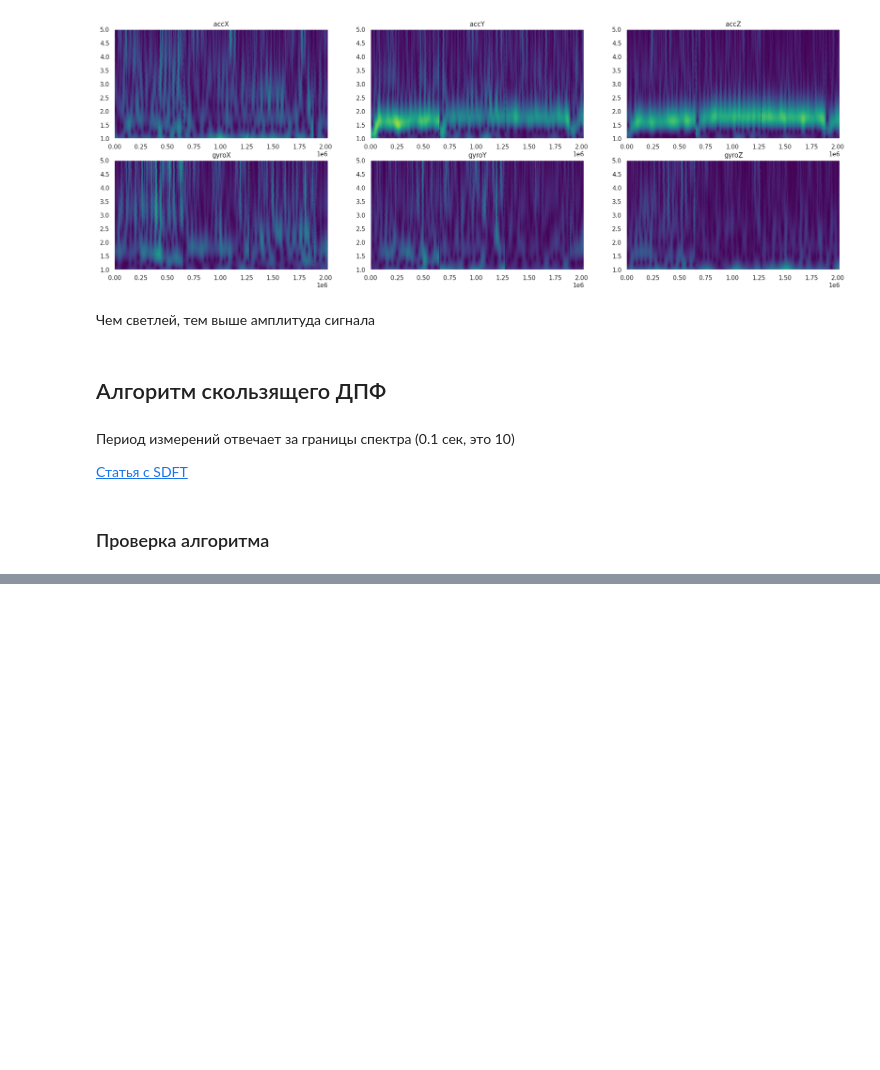
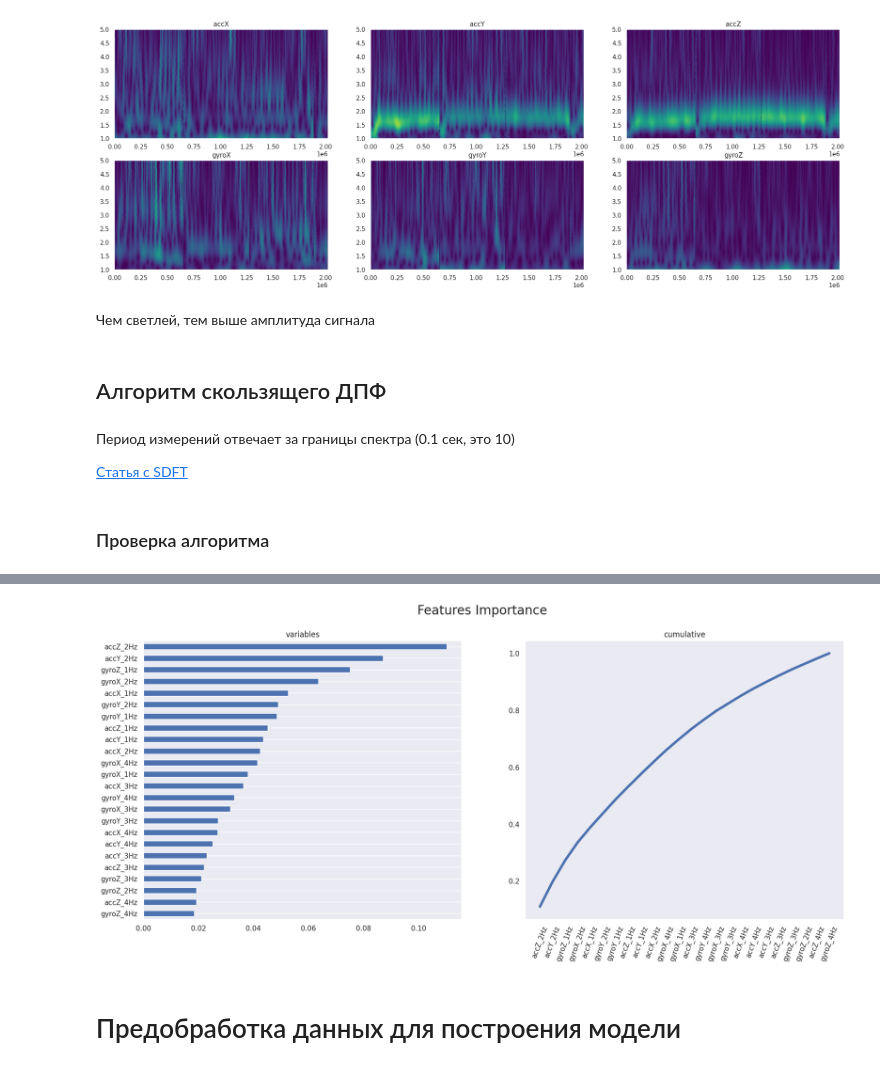
Before and after one commit to Gigdoz/AI-Technologies_ControlPoint, a Jupyter notebook: stop_detector.ipynb, the cells around one changed output, grey strips where cells are left out. Drawn from its saved outputs; the diff is of its cells as text; code cells hidden in the pictures; blank space fills up the shorter version.

```diff
--- a/stop_detector.ipynb
+++ b/stop_detector.ipynb
@@ -364,0 +416,35 @@ array([1.44328993e-16, 1.00000000e+00, 1.98707376e-16, 1.74347804e-16,
+# %%
+X = df.drop(['timestamp', 'Activity'], axis=1)
+y = df.Activity
+
+feature_names = X.columns.tolist() # имена столбцов в data.
+## Importance
+model = ensemble.RandomForestClassifier(n_estimators=100,
+                                        criterion="entropy", random_state=0)
+model.fit(X, y)
+importances = model.feature_importances_ # это оценка, присваиваемая функциям модели машинного обучения,которая определяет, насколько «важной» является функция для прогноза модели.
+## Put in a pandas dtf
+dtf_importances = pd.DataFrame({"IMPORTANCE":importances,
+                                "VARIABLE":feature_names}).sort_values("IMPORTANCE",
+                                                                       ascending=False)
+dtf_importances['cumsum'] = dtf_importances['IMPORTANCE'].cumsum(axis=0)
+dtf_importances = dtf_importances.set_index("VARIABLE")
+# %%
+fig, ax = plt.subplots(nrows=1, ncols=2, sharex=False, sharey=False,figsize=(20,8),dpi=100)# распаковываем  кортеж в переменные figи ax.
+fig.suptitle("Features Importance", fontsize=20)
+ax[0].title.set_text('variables') # подпишем график
+dtf_importances[["IMPORTANCE"]].sort_values(by="IMPORTANCE").plot(
+    kind="barh", legend=False, ax=ax[0]).grid(axis="x")
+ax[0].set(ylabel="")
+ax[1].title.set_text('cumulative') # подпишем график
+dtf_importances[["cumsum"]].plot(kind="line", linewidth=4,
+                                 legend=False, ax=ax[1])
+ax[1].set(xlabel="", xticks=np.arange(len(dtf_importances)),
+          xticklabels=dtf_importances.index)
+plt.xticks(rotation=70)
+plt.grid(axis='both') # Настроим линии сетки.
+plt.show()
+# %% [output]
+[figure, added]
+# %% [markdown]
+# Предобработка данных для построения модели
```
Also changed, not shown: parts of 41 cells of this notebook.
